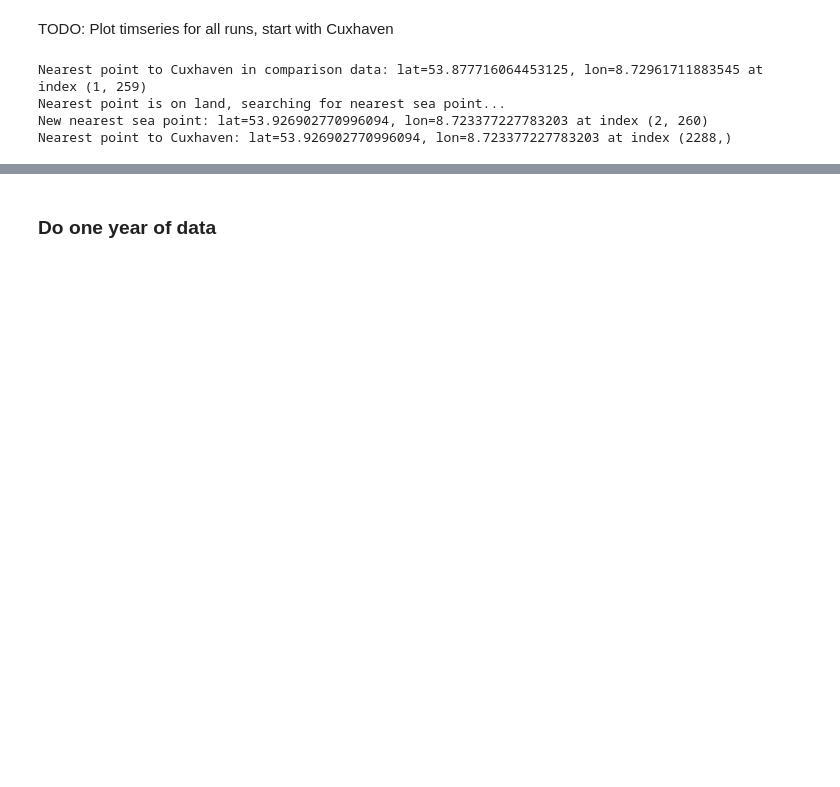
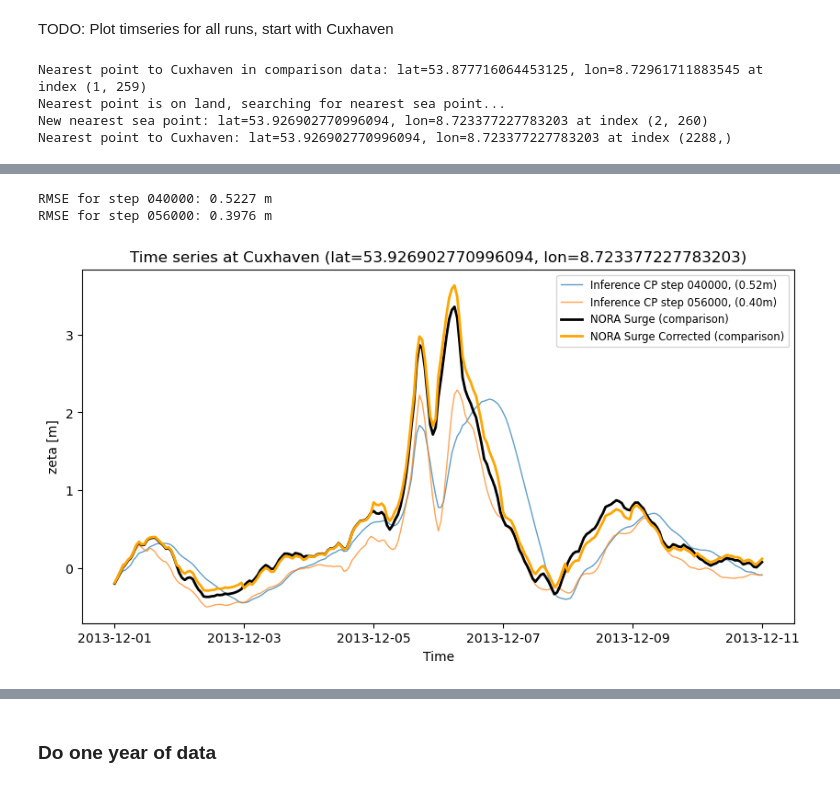
Before and after one commit to nilsmkMET/anemoi-stormsurge, a Jupyter notebook: notebooks/plot_netcdf.ipynb, the cells around one changed output, grey strips where cells are left out. Drawn from its saved outputs; the diff is of its cells as text; code cells hidden in the pictures; blank space fills up the shorter version.

```diff
--- a/notebooks/plot_netcdf.ipynb
+++ b/notebooks/plot_netcdf.ipynb
@@ -4,7 +4,7 @@ import matplotlib.pyplot as plt
 import numpy as np
 import os
 # %%
-read_one_case = False
+read_one_case = True
 # %%
 # # First tries:
 # # ifile = '/lustre/storeB/users/nilsmk/anemoi-datasets/output/first_try/inference/lam-48h.nc'
@@ -49,6 +59,9 @@ lon_c = nc_c.lon_rho[5:575,5:1019]
 time_c = nc_c.ocean_time
 mask_c = nc_c.mask_rho[5:575,5:1019]
 timee_c = np.array([np.datetime64(t) for t in time_c.values])
+if 'comparewith2' in locals():
+    nc_c2 = xr.open_dataset(comparewith2)
+    zeta_c2 = nc_c2.zeta[:,5:575,5:1019]  # cut away the outermost grid cells to match the lam grid
 # %%
 if read_one_case:
     # Find index of time in time_c
@@ -159,9 +185,11 @@ Nearest point to Cuxhaven: lat=53.926902770996094, lon=8.723377227783203 at inde
 # plt.pcolormesh(mask_c[min_index_c[0]-5:min_index_c[0]+5, min_index_c[1]-5:min_index_c[1]+5], cmap='gray')
 # %%
 import glob
-# ifiles = glob.glob('/lustre/storeB/users/nilsmk/anemoi-datasets/output/longrun_10years/inference/xaver_2013-12-01_240h_step*.nc')
+# ifiles = glob.glob('/lustre/storeB/users/nilsmk/anemoi-datasets/output/longrun_10years_newgraph_90*/inference/xaver_2013-12-01_240h_step*.nc')
+ifiles = glob.glob('/lustre/storeB/users/nilsmk/anemoi-datasets/output/longrun_10years_newgraph_90s_corr*/inference/xaver_2013-12-01_240h_step*.nc')
+# ifiles = glob.glob('/lustre/storeB/users/nilsmk/anemoi-datasets/output/longrun_10years_new*/inference/xaver_2013-12-01_240h_step*.nc')
 # ifiles = glob.glob('/lustre/storeB/users/nilsmk/anemoi-datasets/output/longrun_10years/inference/????-??-??_240h_step112000.nc')
-ifiles = glob.glob('/lustre/storeB/users/nilsmk/anemoi-datasets/output/longrun_10years/inference/????-??-??_240h_step075000.nc')
+# ifiles = glob.glob('/lustre/storeB/users/nilsmk/anemoi-datasets/output/longrun_10years/inference/????-??-??_240h_step075000.nc')
 ifiles.sort()
 # %%
 for ifile in ifiles:
@@ -187,22 +200,28 @@ Processing file: /lustre/storeB/users/nilsmk/anemoi-datasets/output/longrun_10ye
 # %%
-# # Plot the two time series
-# fig, ax = plt.subplots(figsize=(10, 5))
-# for file in ifiles:
-#     nc = xr.open_dataset(file)
-#     zeta = nc.zeta
-#     time = nc.time
-#     # Calculate RMSE for this time series compared to the comparison data
-#     zeta_c_series = zeta_c[time_indices, min_index_c[0], min_index_c[1]].values
-#     zeta_series = zeta[:, min_index[0]].values
-#     rmse = np.sqrt(np.mean((zeta_series - zeta_c_series)**2))
-#     print(f'RMSE for step {file[-9:-3]}: {rmse:.4f} m')
-#     ax.plot(time, zeta[:, min_index[0]], label=f'Inference CP step {file[-9:-3]}, ({rmse:.2f}m)', lw=1, alpha=0.7)
-# # Plot the comparison data time series
-# ax.plot(time_c[time_indices], zeta_c[time_indices, min_index_c[0], min_index_c[1]], label='NORA Surge (comparison)', lw=2, color='k')
-# ax.set_title(f'Time series at {staname} (lat={sta_lat}, lon={sta_lon})')
-# ax.set_xlabel('Time')
-# ax.set_ylabel('zeta [m]')
-# ax.legend(fontsize='small')
-# plt.savefig(os.path.join(odir, f'{prefix}zeta_timeseries_{staname}.png'), dpi=100)
-# plt.show()
+# Plot the time series for the station for all inference runs and the comparison data in one plot
+fig, ax = plt.subplots(figsize=(10, 5))
+for file in ifiles:
+    nc = xr.open_dataset(file)
+    zeta = nc.zeta
+    time = nc.time
+    # Calculate RMSE for this time series compared to the comparison data
+    zeta_c_series = zeta_c[time_indices, min_index_c[0], min_index_c[1]].values
+    zeta_series = zeta[:, min_index[0]].values
+    rmse = np.sqrt(np.mean((zeta_series - zeta_c_series)**2))
+    print(f'RMSE for step {file[-9:-3]}: {rmse:.4f} m')
+    ax.plot(time, zeta[:, min_index[0]], label=f'Inference CP step {file[-9:-3]}, ({rmse:.2f}m)', lw=1, alpha=0.7)
+# Plot the comparison data time series
+ax.plot(time_c[time_indices], zeta_c[time_indices, min_index_c[0], min_index_c[1]], label='NORA Surge (comparison)', lw=2, color='k')
+if 'comparewith2' in locals():
+    ax.plot(time_c[time_indices], zeta_c2[time_indices, min_index_c[0], min_index_c[1]], label='NORA Surge Corrected (comparison)', lw=2, color='orange')
+ax.set_title(f'Time series at {staname} (lat={sta_lat}, lon={sta_lon})')
+ax.set_xlabel('Time')
+ax.set_ylabel('zeta [m]')
+ax.legend(fontsize='small')
+plt.savefig(os.path.join(odir, f'{prefix}zeta_timeseries_{staname}.png'), dpi=100)
+plt.show()
+# %% [output]
+RMSE for step 040000: 0.5227 m
+RMSE for step 056000: 0.3976 m
+[figure, added]
 # %%
```
Also changed, not shown: parts of 16 cells of this notebook, 11 other files.
